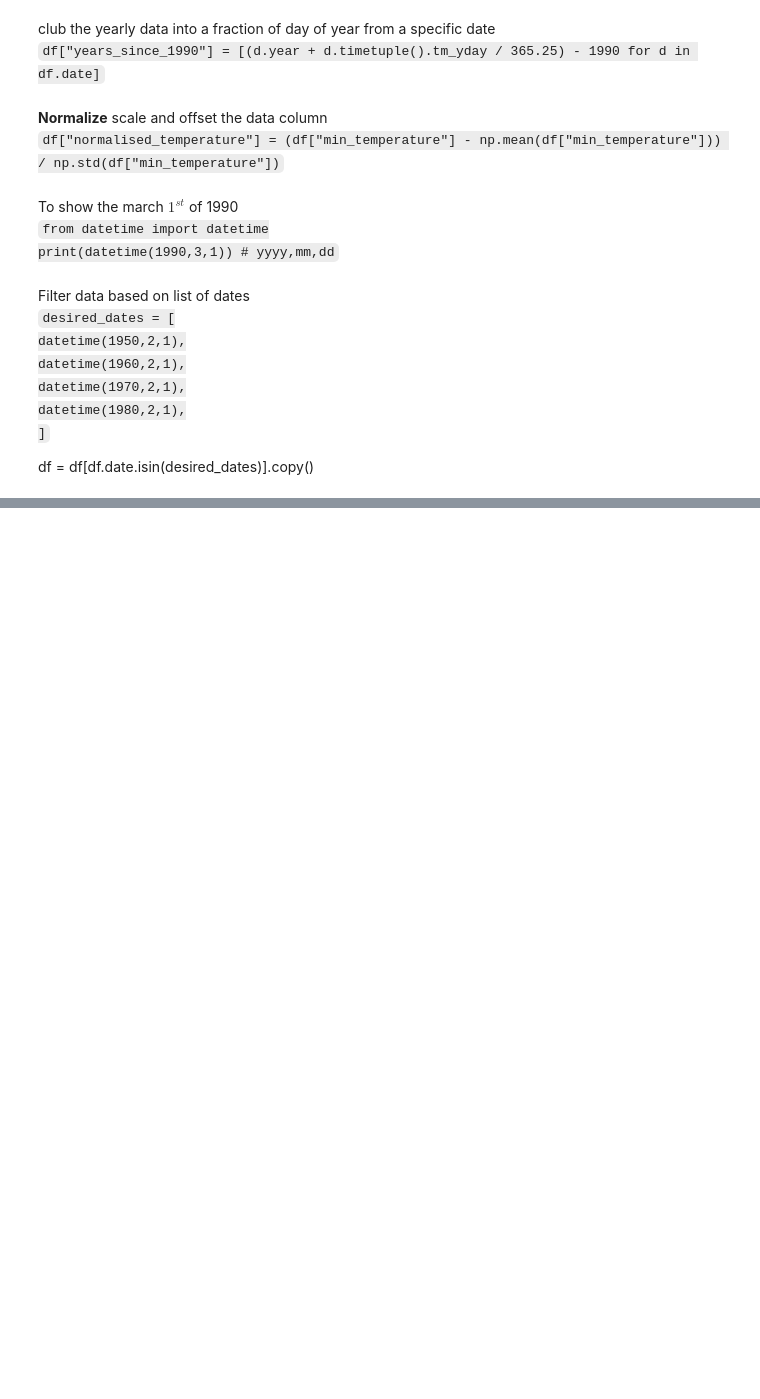
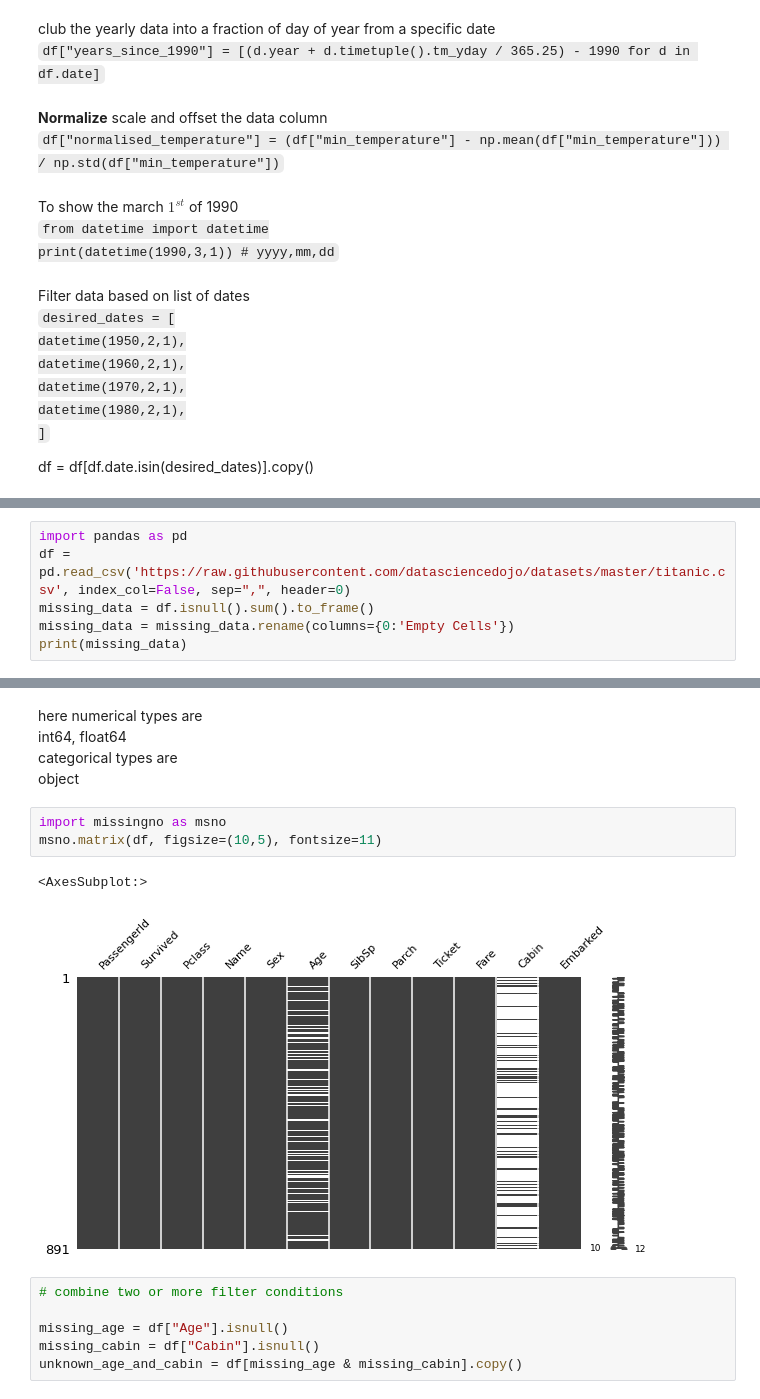
Before and after one commit to arun-jathari/data-science-, a Jupyter notebook: python cheatsheet.ipynb, the cells around one changed output, grey strips where cells are left out. Drawn from its saved outputs; the diff is of its cells as text; blank space fills up the shorter version.

```diff
--- a/python cheatsheet.ipynb
+++ b/python cheatsheet.ipynb
@@ -29,0 +32,6 @@ df = df[df.date.isin(desired_dates)].copy()</code>
+# %%
+import pandas as pd
+df = pd.read_csv('https://raw.githubusercontent.com/datasciencedojo/datasets/master/titanic.csv', index_col=False, sep=",", header=0)
+missing_data = df.isnull().sum().to_frame()
+missing_data = missing_data.rename(columns={0:'Empty Cells'})
+print(missing_data)
@@ -29,0 +75,17 @@ df = df[df.date.isin(desired_dates)].copy()</code>
+# %% [markdown]
+here numerical types are
+int64, float64
+categorical types are
+object
+# %%
+import missingno as msno
+msno.matrix(df, figsize=(10,5), fontsize=11)
+# %% [output]
+<AxesSubplot:>
+[figure, added]
+# %%
+# combine two or more filter conditions
+
+missing_age = df["Age"].isnull()
+missing_cabin = df["Cabin"].isnull()
+unknown_age_and_cabin = df[missing_age & missing_cabin].copy()
```
Also changed, not shown: parts of 15 cells of this notebook, 1 other file.
